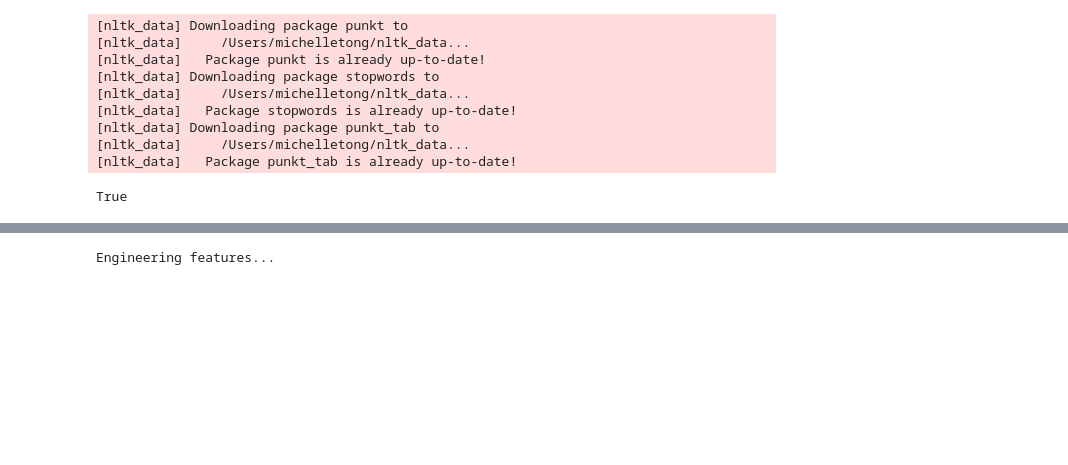
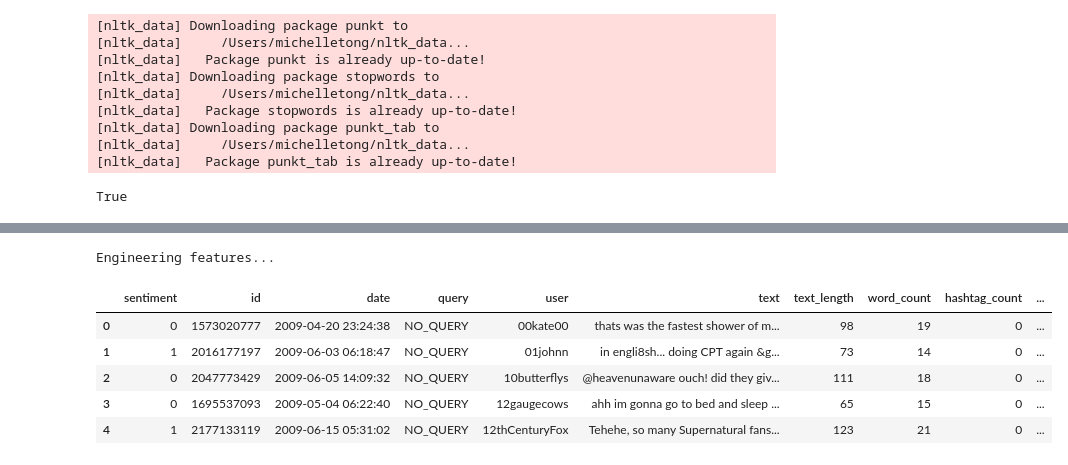
Before and after one commit to m1tong/DSGA1019, a Jupyter notebook: eda_michelle.ipynb, the cells around one changed output, grey strips where cells are left out. Saved outputs shown, nothing was run; the diff lists cells and outputs as text; code cells hidden in the pictures; blank space fills up the shorter version.

```diff
--- a/eda_michelle.ipynb
+++ b/eda_michelle.ipynb
@@ -630,8 +677,15 @@ Name: proportion, dtype: float64
 # %%
 print("\nEngineering features...")
 df = engineer_features(df)
+df.head()
 # %% [output]
 Engineering features...
+|  | sentiment | id | date | query | user | text | text_length | word_count | hashtag_count | ... |
+| 0 | 0 | 1573020777 | 2009-04-20 23:24:38 | NO_QUERY | 00kate00 | thats was the fastest shower of m... | 98 | 19 | 0 | ... |
+| 1 | 1 | 2016177197 | 2009-06-03 06:18:47 | NO_QUERY | 01johnn | in engli8sh... doing CPT again &g... | 73 | 14 | 0 | ... |
+| 2 | 0 | 2047773429 | 2009-06-05 14:09:32 | NO_QUERY | 10butterflys | @heavenunaware ouch! did they giv... | 111 | 18 | 0 | ... |
+| 3 | 0 | 1695537093 | 2009-05-04 06:22:40 | NO_QUERY | 12gaugecows | ahh im gonna go to bed and sleep ... | 65 | 15 | 0 | ... |
+| 4 | 1 | 2177133119 | 2009-06-15 05:31:02 | NO_QUERY | 12thCenturyFox | Tehehe, so many Supernatural fans... | 123 | 21 | 0 | ... |
 # %%
 print("\nExtracting Word2Vec features...")
 w2v_df, w2v_model = extract_word2vec_features(df)
```
Also changed, not shown: parts of 19 cells of this notebook, 12 other files.
